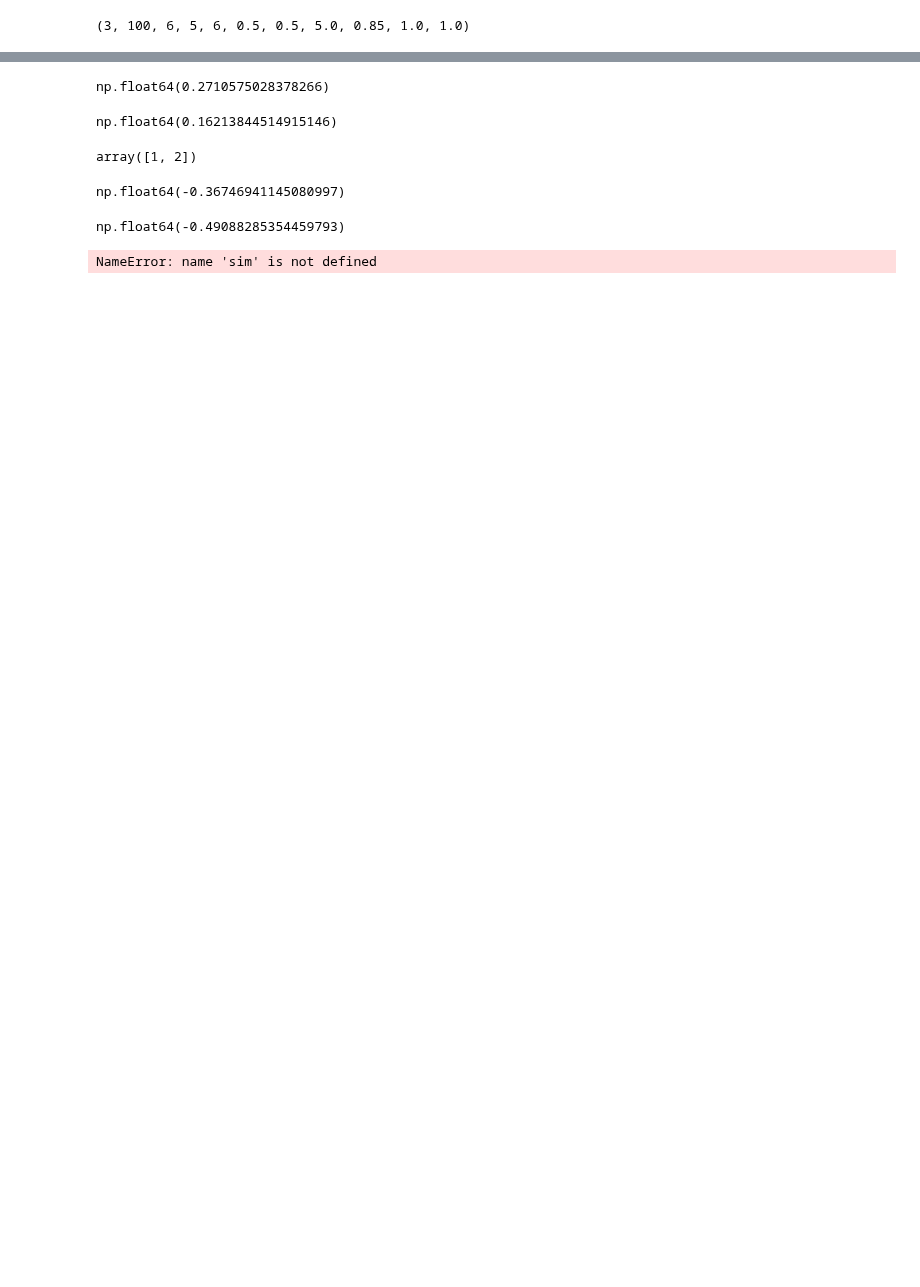
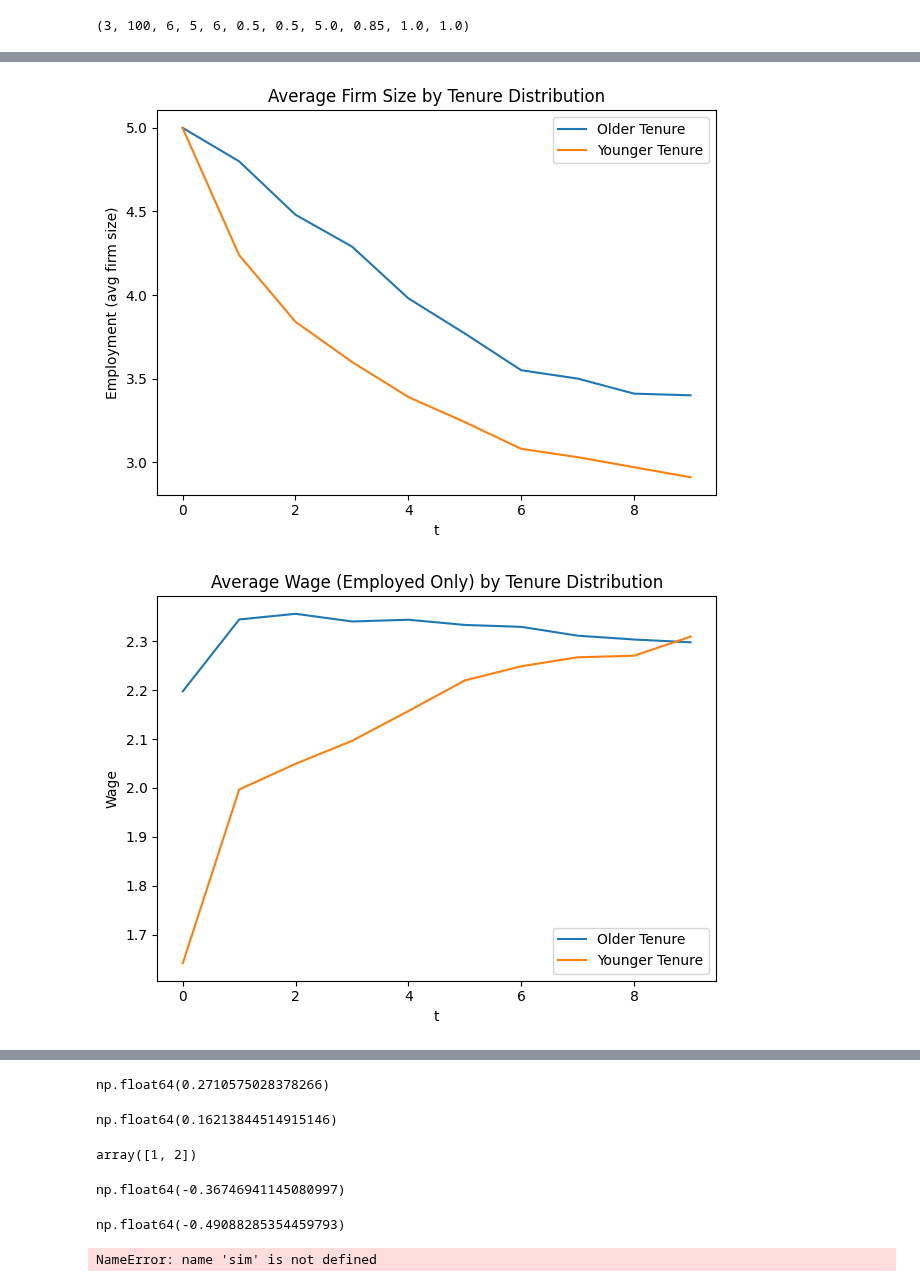
Before and after one commit to zalandru/Dynamic-Contracting-Multi-worker-Firm, a Jupyter notebook: VFI/2 Steps/Simulating, results and plots.ipynb, the cells around one changed output, grey strips where cells are left out. Saved outputs shown, nothing was run; the diff lists cells and outputs as text; code cells hidden in the pictures; blank space fills up the shorter version.

```diff
--- a/VFI/2 Steps/Simulating, results and plots.ipynb
+++ b/VFI/2 Steps/Simulating, results and plots.ipynb
@@ -121,0 +271,64 @@ ValueError: No axis named f for object type DataFrame
+# %%
+import numpy as np
+import pandas as pd
+import matplotlib.pyplot as plt
+
+# --- Robust column setup ---
+# ensure employment is 0/1
+panel = panel_tenure.copy()
+panel['employed'] = (panel['f'] == 1).astype(int)
+
+# find a wage column
+for _cand in ['w', 'wage', 'W']:
+    if _cand in panel.columns:
+        w_col = _cand
+        break
+else:
+    raise KeyError("Could not find a wage column among ['w','wage','W'].")
+
+# --- (1) Average firm size by time and tenure ---
+# size per firm & time = number of employed workers
+firm_size = (
+    panel.groupby(['Tenure','firm_id','t'], as_index=False)['employed']
+         .sum()
+         .rename(columns={'employed':'size'})
+)
+
+# IRF: average across firms at each time, by quality
+size_irf = (
+    firm_size.groupby(['Tenure','t'], as_index=False)['size']
+             .mean()
+             .sort_values(['Tenure','t'])
+)
+
+# --- (2) Average wage of employed workers by time and quality ---
+wage_irf = (
+    panel.loc[panel['employed'] == 1]
+         .groupby(['Tenure','t'], as_index=False)[w_col]
+         .mean()
+         .rename(columns={w_col:'avg_wage'})
+         .sort_values(['Tenure','t'])
+)
+
+# --- Plot helpers ---
+def plot_lines(df, y, title, ylabel):
+    plt.figure()
+    for ten in sorted(df['Tenure'].unique()):
+        sub = df.loc[df['Tenure'] == ten]
+        plt.plot(sub['t'], sub[y], label=f'{ten} Tenure')
+    plt.xlabel('t')
+    plt.ylabel(ylabel)
+    plt.title(title)
+    plt.legend()
+    plt.tight_layout()
+    plt.show()
+
+# Plots
+plot_lines(size_irf, 'size',      'Average Firm Size by Tenure Distribution', 'Employment (avg firm size)')
+plot_lines(wage_irf, 'avg_wage',  'Average Wage (Employed Only) by Tenure Distribution', 'Wage')
+
+# call it
+plot_side_by_side(size_irf, wage_irf,fname_png='irf_tenure_side_by_side.png', fname_pdf='irf_tenure_side_by_side.pdf', label = "Tenure")
+# %% [output]
+[figure, added]
+[figure, added]
```
Also changed, not shown: parts of 9 cells of this notebook, 30 other files.
